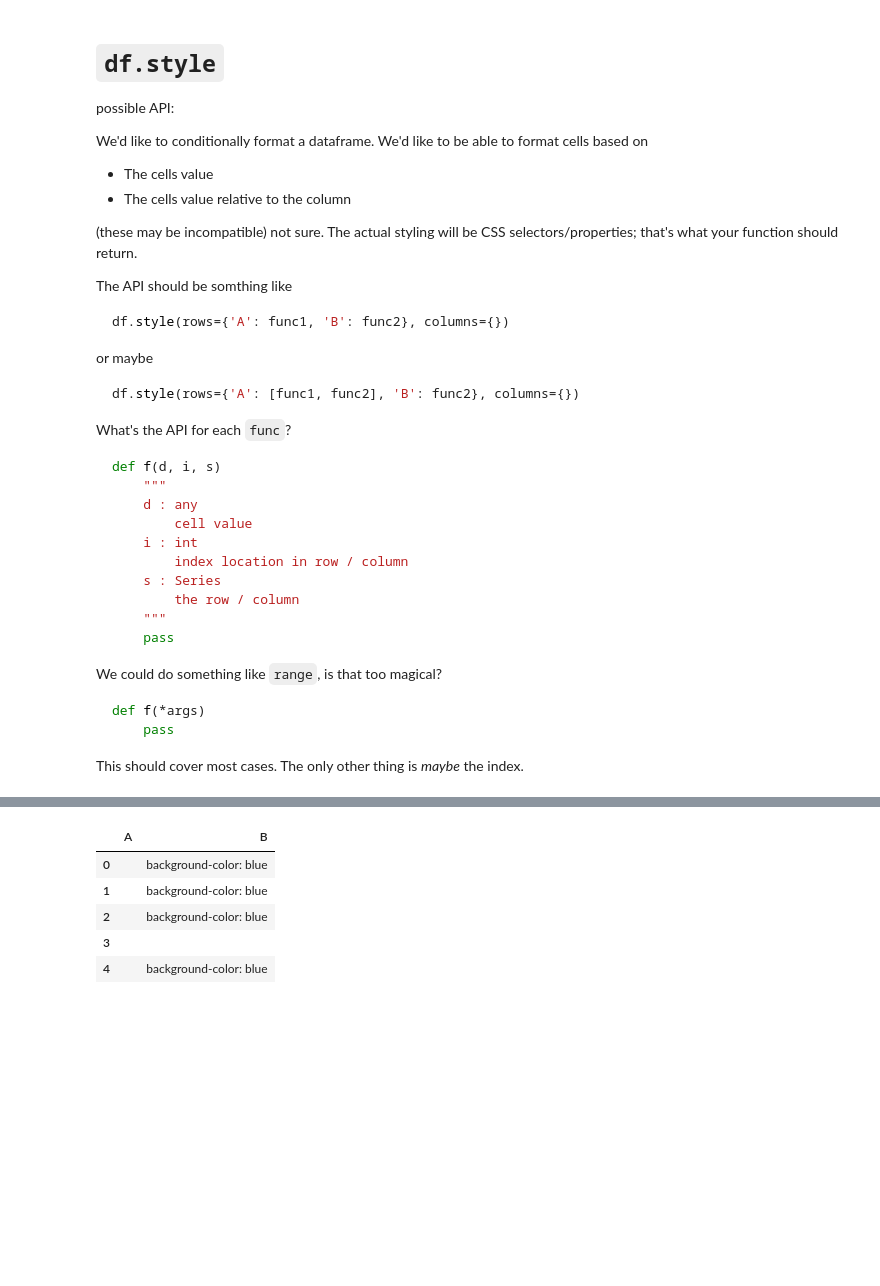
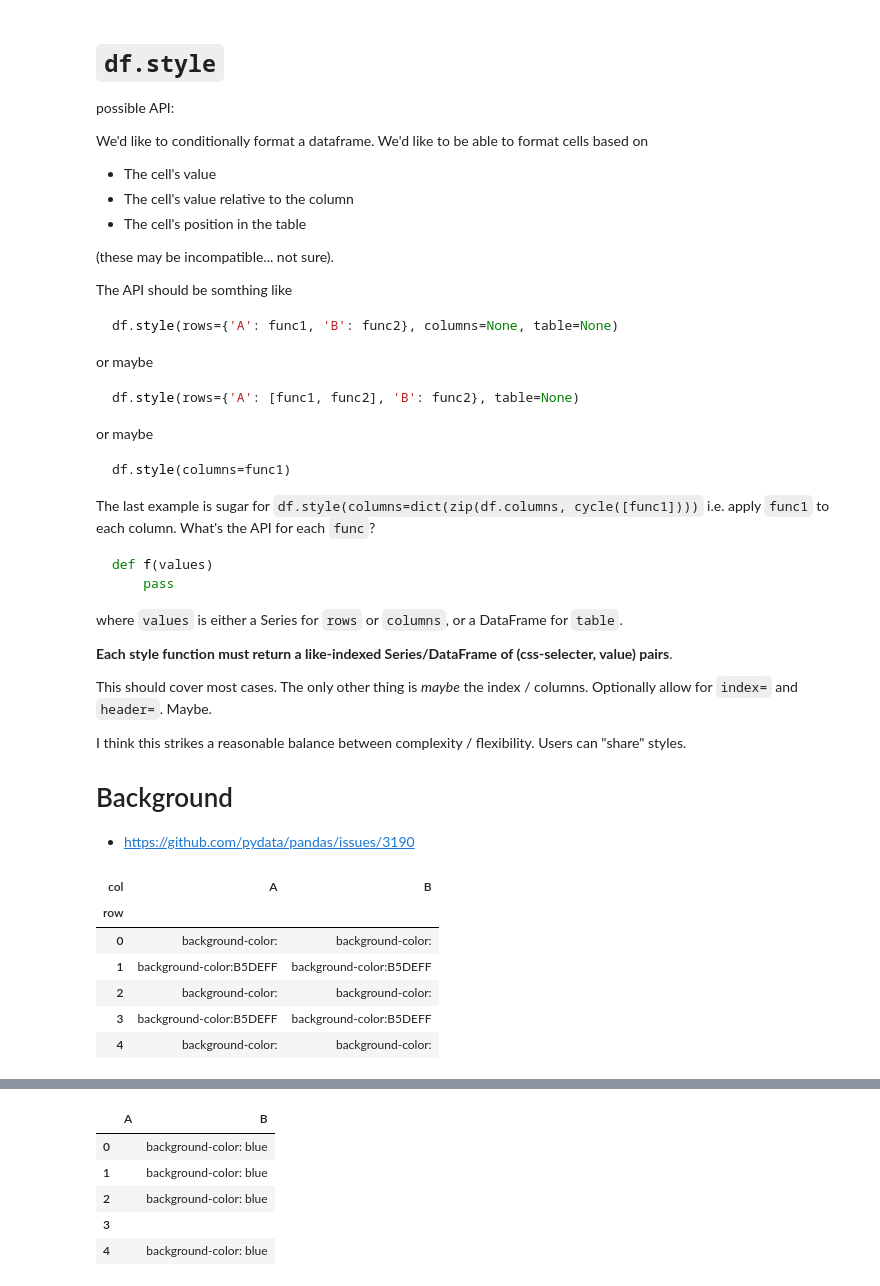
Before and after one commit to TomAugspurger/pandas, a Jupyter notebook: style.ipynb, the cells around one changed output, grey strips where cells are left out. Saved outputs shown, nothing was run; the diff lists cells and outputs as text; code cells hidden in the pictures; blank space fills up the shorter version.

````diff
--- a/style.ipynb
+++ b/style.ipynb
@@ -5,43 +5,47 @@ possible API:
 
 We'd like to conditionally format a dataframe. We'd like to be able to format cells based on
 
-- The cells value
-- The cells value relative to the column
+- The cell's value
+- The cell's value relative to the column
+- The cell's position in the table
 
-(these may be incompatible) not sure. The actual styling will be CSS selectors/properties; that's what your function should return.
+(these may be incompatible... not sure).
 
 The API should be somthing like
 
 ```python
-df.style(rows={'A': func1, 'B': func2}, columns={})
+df.style(rows={'A': func1, 'B': func2}, columns=None, table=None)
 ```
 
 or maybe
 
 ```python
-df.style(rows={'A': [func1, func2], 'B': func2}, columns={})
+df.style(rows={'A': [func1, func2], 'B': func2}, table=None)
 ```
 
+or maybe
+
+```python
+df.style(columns=func1)
+```
+
+The last example is sugar for `df.style(columns=dict(zip(df.columns, cycle([func1])))` i.e.
+apply `func1` to each column.
 What's the API for each `func`?
 
 ```python
-def f(d, i, s)
-    """
-    d : any
-        cell value
-    i : int
-        index location in row / column
-    s : Series
-        the row / column
-    """
+def f(values)
     pass
 ```
 
-We could do something like `range`, is that too magical?
+where `values` is either a Series for `rows` or `columns`, or a DataFrame for `table`.
 
-```python
-def f(*args)
-    pass
-```
+**Each style function must return a like-indexed Series/DataFrame of (css-selecter, value) pairs**.
 
-This should cover most cases. The only other thing is *maybe* the index.
+This should cover most cases. The only other thing is *maybe* the index / columns. Optionally allow for `index=` and `header=`. Maybe.
+
+I think this strikes a reasonable balance between complexity / flexibility. Users can "share" styles.
+
+# Background
+
+- https://github.com/pydata/pandas/issues/3190
@@ -48 +123,30 @@ This should cover most cases. The only other thing is *maybe* the index.
+# %%
+def color_bg_range(s, cmap='PuBu'):
+    """Color background in a range."""
+    colors = [rgb2hex(x) for x in plt.cm.get_cmap(cmap)(s)]
+    return pd.Series([('backgroud-color', color) for color in colors])
+
+def color_font_even(s):
+    colors = ['black' if x % 2 else 'red' for x in s]
+    return pd.Series([('font-color', color) for color in colors])
+
+def color_gradient(s, cmap='RdBu'):
+    colors = [rgb2hex(x) for x in plt.cm.get_cmap(cmap)(range(len(s)))]
+    return pd.Series([('background-color', color) for color in colors])
+
+def striped(s):
+    colors = ["B5DEFF" if i % 2 else "" for i in range(len(s))]
+    return pd.Series([('background-color', color) for color in colors])
+# %%
+# this is a bit strange. Striping the rows, but applying
+# to each column.
+df._build_styles(columns=striped)
+# %% [output]
+| col | A | B |
+| row |  |  |
+| 0 | background-color: | background-color: |
+| 1 | background-color:B5DEFF | background-color:B5DEFF |
+| 2 | background-color: | background-color: |
+| 3 | background-color:B5DEFF | background-color:B5DEFF |
+| 4 | background-color: | background-color: |
 # %%
````
Also changed, not shown: parts of 32 cells of this notebook, 2 other files.
